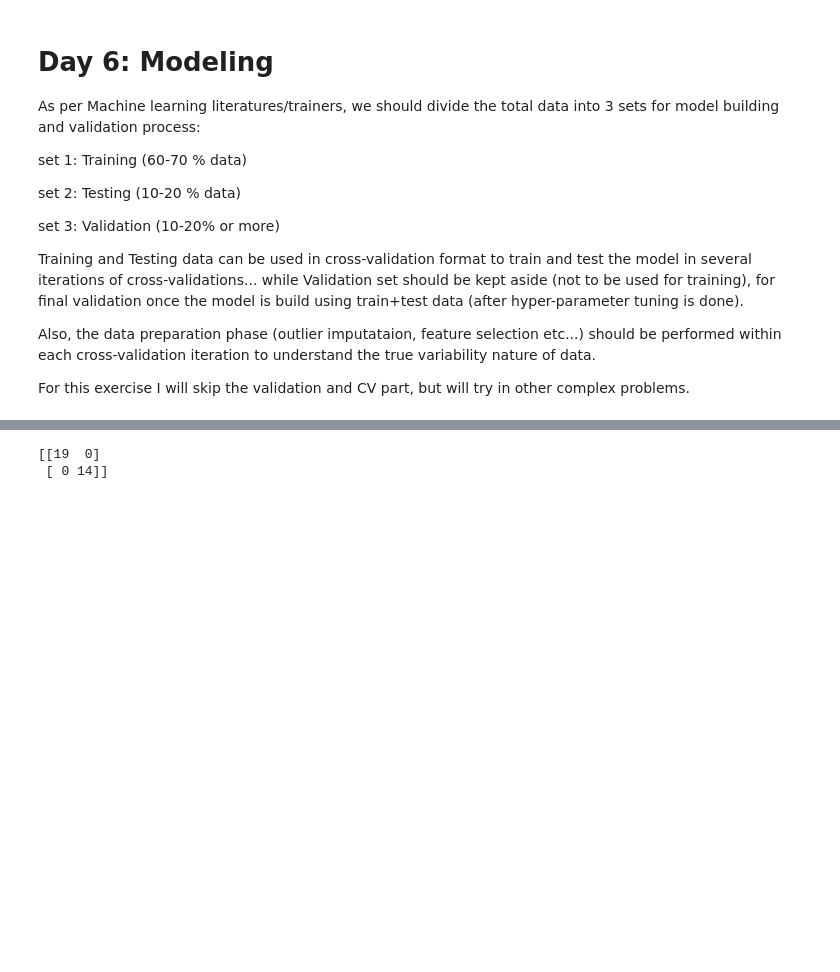
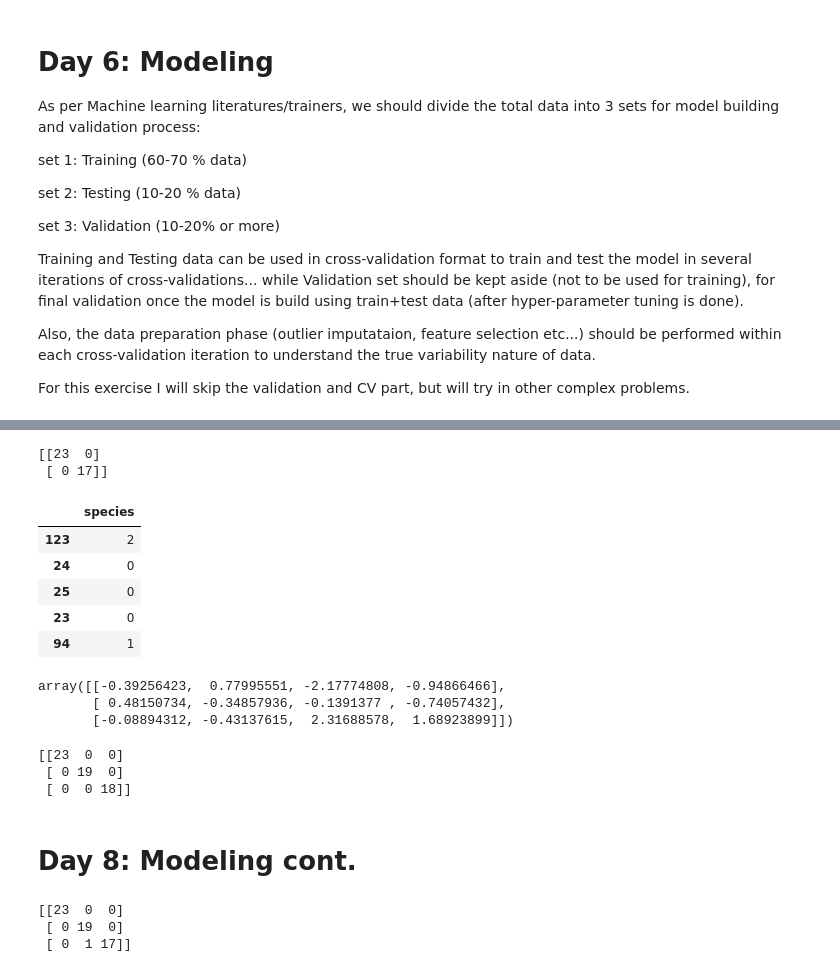
Before and after one commit to shubhsoni/100daysofml, a Jupyter notebook: classification.ipynb, the cells around one changed output, grey strips where cells are left out. Drawn from its saved outputs; the diff is of its cells as text; code cells hidden in the pictures; blank space fills up the shorter version.

```diff
--- a/classification.ipynb
+++ b/classification.ipynb
@@ -262,3 +283,41 @@ lets try some other method and see if they can handle this problem on their own?
+# %%
+print(confusion_matrix(y_test, iris_logreg.predict(x_test)),end='\n')
+#perfect
+# %% [output]
+[[23  0]
+ [ 0 17]]
+# %%
+X = iris_vis[['sepal_length', 'sepal_width', 'petal_length', 'petal_width']]
+y = iris_vis[['species']]
+
+x_train, x_test, y_train, y_test = train_test_split(X, y, test_size = 0.40, random_state = 42)
+y_train.head()
+# %% [output]
+|  | species |
+| 123 | 2 |
+| 24 | 0 |
+| 25 | 0 |
+| 23 | 0 |
+| 94 | 1 |
+# %%
+# multinomial classification
+
+mlogit = LogisticRegression(multi_class='multinomial', solver='lbfgs') #we have to change the solver to LBFGS from liblineara for multinomial regression
+ml = mlogit.fit(x_train, y_train)
+ml.coef_
+# %% [output]
+array([[-0.39256423,  0.77995551, -2.17774808, -0.94866466],
+       [ 0.48150734, -0.34857936, -0.1391377 , -0.74057432],
+       [-0.08894312, -0.43137615,  2.31688578,  1.68923899]])
+# %%
+print(confusion_matrix(y_test, ml.predict(x_test)))
+# all three classes predicted accurately
+# %% [output]
+[[23  0  0]
+ [ 0 19  0]
+ [ 0  0 18]]
+# %% [markdown]
+# Day 8: Modeling cont.
 # %%
 #Decision Tree
 
@@ -267,11 +326,12 @@ from sklearn.metrics import confusion_matrix, accuracy_score
 
 dt = DecisionTreeClassifier()
 iris_dt = dt.fit(x_train, y_train)
+
+print(confusion_matrix(y_test, iris_dt.predict(x_test)),end='\n')
+
+#print(accuracy_score(y_test, iris_dt.predict(x_test)))
+# %% [output]
+[[23  0  0]
+ [ 0 19  0]
+ [ 0  1 17]]
-# %%
-print(confusion_matrix(y_test, iris_dt.predict(x_test)),end='\n')
-
-#print(accuracy_score(y_test, iris_dt.predict(x_test)))
-# %% [output]
-[[19  0]
- [ 0 14]]
 # %% [markdown]
```
Also changed, not shown: parts of 15 cells of this notebook.
